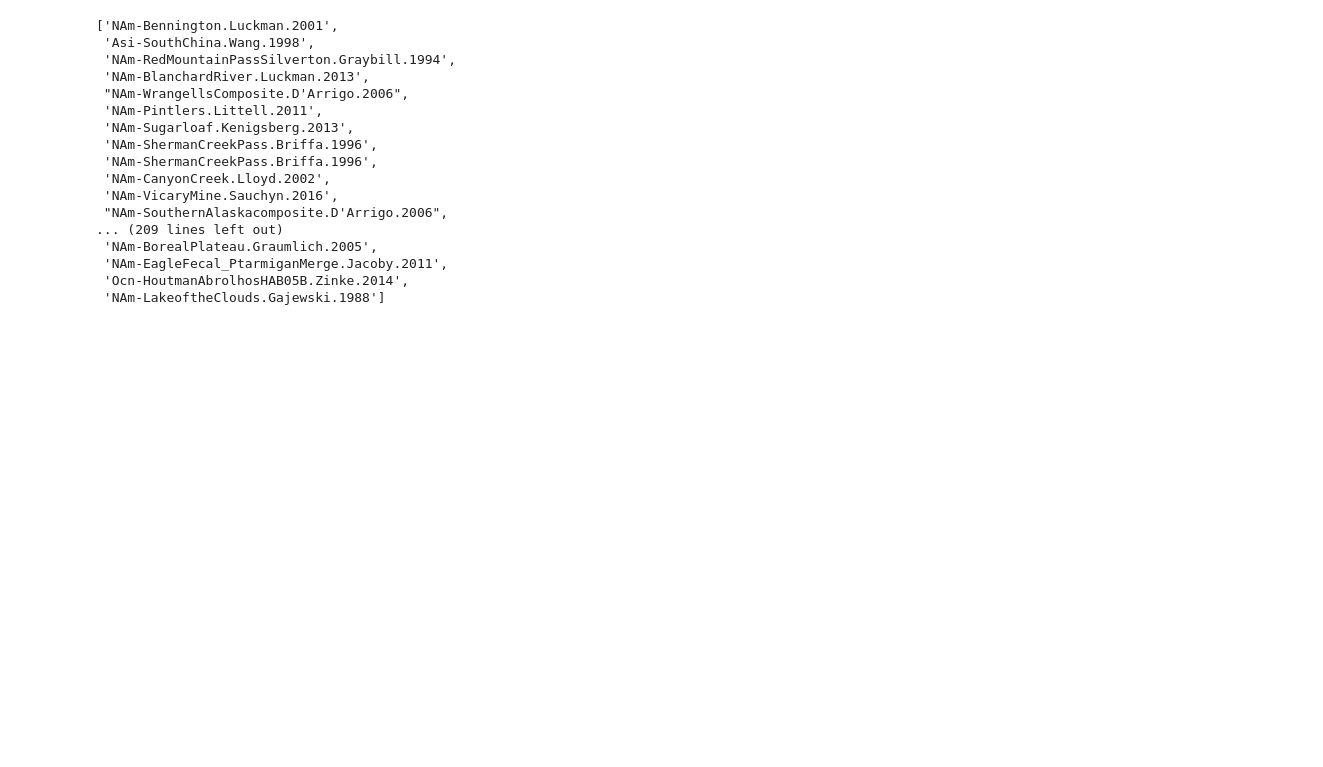
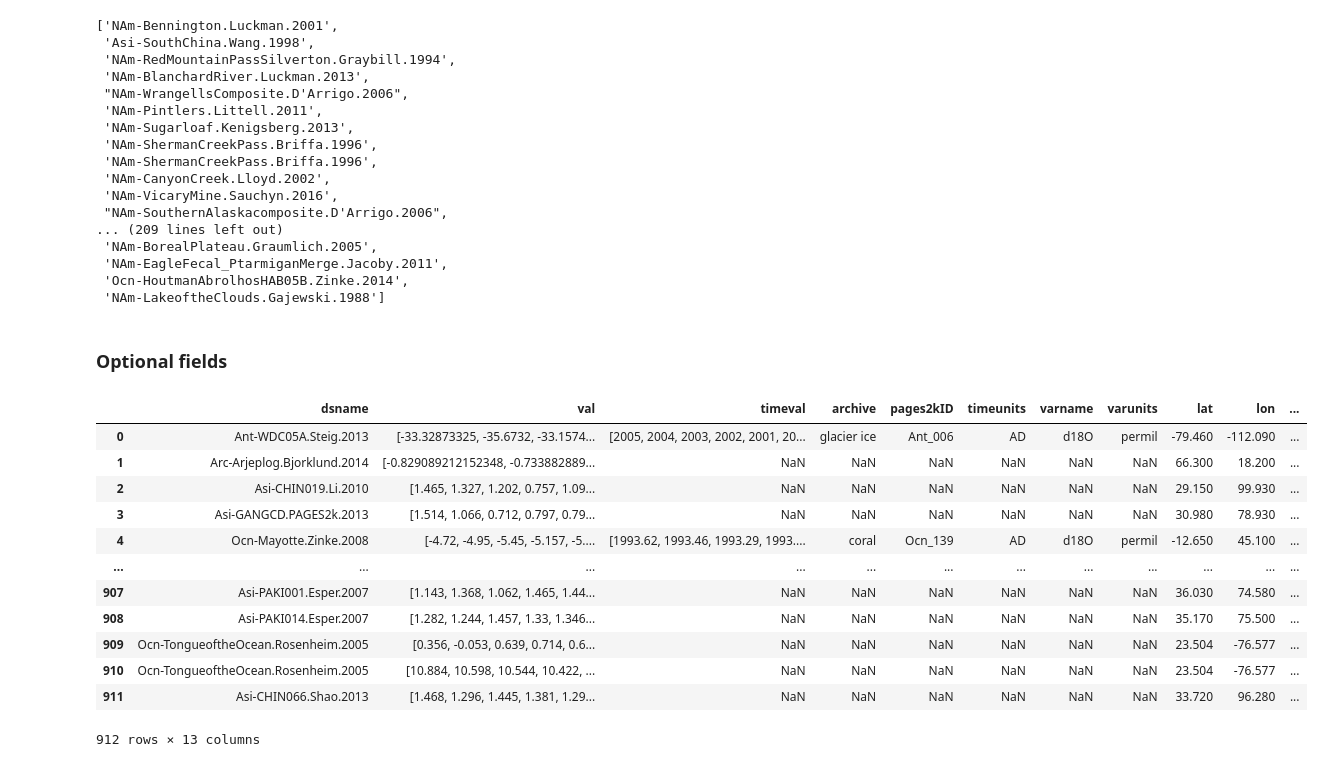
Before and after one commit to khider/DISK-proxyComposite, a Jupyter notebook: QueryingLinkedEarthDB.ipynb, the cells around one changed output. Drawn from its saved outputs; the diff is of its cells as text; code cells hidden in the pictures; blank space fills up the shorter version.

```diff
--- a/QueryingLinkedEarthDB.ipynb
+++ b/QueryingLinkedEarthDB.ipynb
@@ -191,3 +195,53 @@ missing
  'NAm-EagleFecal_PtarmiganMerge.Jacoby.2011',
  'Ocn-HoutmanAbrolhosHAB05B.Zinke.2014',
  'NAm-LakeoftheClouds.Gajewski.1988']
+# %% [markdown]
+### Optional fields
+# %%
+url = 'https://linkedearth.graphdb.mint.isi.edu/repositories/LiPDVerse'
+
+query = """PREFIX le: <http://linked.earth/ontology#>
+select ?dsname ?val ?timeval ?archive ?pages2kID ?timeunits ?varname ?varunits ?lat ?lon ?alt ?proxysensor ?proxyobs FROM <http://linked.earth/lipd/Pages2k2_1_2> where {
+	VALUES ?timevarname {"year" "age"}
+    ?ds  le:includesPaleoData ?data .
+    OPTIONAL {?ds le:name ?dsname .
+    ?ds  le:collectedFrom ?loc .
+    ?loc le:wgs84_Lat ?lat .
+    ?loc le:wgs84_Long ?lon .
+    ?loc le:wgs84_Alt ?alt .}
+	?data le:foundInMeasurementTable ?table .
+	?table le:includesVariable ?var .
+    ?var le:useInGlobalTemperatureAnalysis true .
+    ?var le:hasValues ?val .
+    OPTIONAL{?var le:name ?varname .
+    ?var le:hasUnits ?varunits .
+    ?table le:includesVariable ?timevar .
+    ?timevar le:name ?timevarname .
+    ?timevar le:hasValues ?timeval .
+    ?ds le:proxyArchiveType ?archive .
+    ?timevar le:hasUnits ?timeunits .
+    ?var le:hasProxySystem ?proxysystem .
+    ?proxysystem le:proxySensorType ?proxysensor .
+    ?proxysystem le:proxyObservationType ?proxyobs .
+    ?var le:pages2kID ?pages2kID .}
+}"""
+
+response = requests.post(url, data = {'query': query})
+data = io.StringIO(response.text)
+df_opt = pd.read_csv(data, sep=",")
+
+df_opt
+# %% [output]
+|  | dsname | val | timeval | archive | pages2kID | timeunits | varname | varunits | lat | lon | ... |
+| 0 | Ant-WDC05A.Steig.2013 | [-33.32873325, -35.6732, -33.1574... | [2005, 2004, 2003, 2002, 2001, 20... | glacier ice | Ant_006 | AD | d18O | permil | -79.460 | -112.090 | ... |
+| 1 | Arc-Arjeplog.Bjorklund.2014 | [-0.829089212152348, -0.733882889... | NaN | NaN | NaN | NaN | NaN | NaN | 66.300 | 18.200 | ... |
+| 2 | Asi-CHIN019.Li.2010 | [1.465, 1.327, 1.202, 0.757, 1.09... | NaN | NaN | NaN | NaN | NaN | NaN | 29.150 | 99.930 | ... |
+| 3 | Asi-GANGCD.PAGES2k.2013 | [1.514, 1.066, 0.712, 0.797, 0.79... | NaN | NaN | NaN | NaN | NaN | NaN | 30.980 | 78.930 | ... |
+| 4 | Ocn-Mayotte.Zinke.2008 | [-4.72, -4.95, -5.45, -5.157, -5.... | [1993.62, 1993.46, 1993.29, 1993.... | coral | Ocn_139 | AD | d18O | permil | -12.650 | 45.100 | ... |
+| ... | ... | ... | ... | ... | ... | ... | ... | ... | ... | ... | ... |
+| 907 | Asi-PAKI001.Esper.2007 | [1.143, 1.368, 1.062, 1.465, 1.44... | NaN | NaN | NaN | NaN | NaN | NaN | 36.030 | 74.580 | ... |
+| 908 | Asi-PAKI014.Esper.2007 | [1.282, 1.244, 1.457, 1.33, 1.346... | NaN | NaN | NaN | NaN | NaN | NaN | 35.170 | 75.500 | ... |
+| 909 | Ocn-TongueoftheOcean.Rosenheim.2005 | [0.356, -0.053, 0.639, 0.714, 0.6... | NaN | NaN | NaN | NaN | NaN | NaN | 23.504 | -76.577 | ... |
+| 910 | Ocn-TongueoftheOcean.Rosenheim.2005 | [10.884, 10.598, 10.544, 10.422, ... | NaN | NaN | NaN | NaN | NaN | NaN | 23.504 | -76.577 | ... |
+| 911 | Asi-CHIN066.Shao.2013 | [1.468, 1.296, 1.445, 1.381, 1.29... | NaN | NaN | NaN | NaN | NaN | NaN | 33.720 | 96.280 | ... |
+912 rows × 13 columns
```
Also changed, not shown: parts of 2 cells of this notebook, 2 other files.
